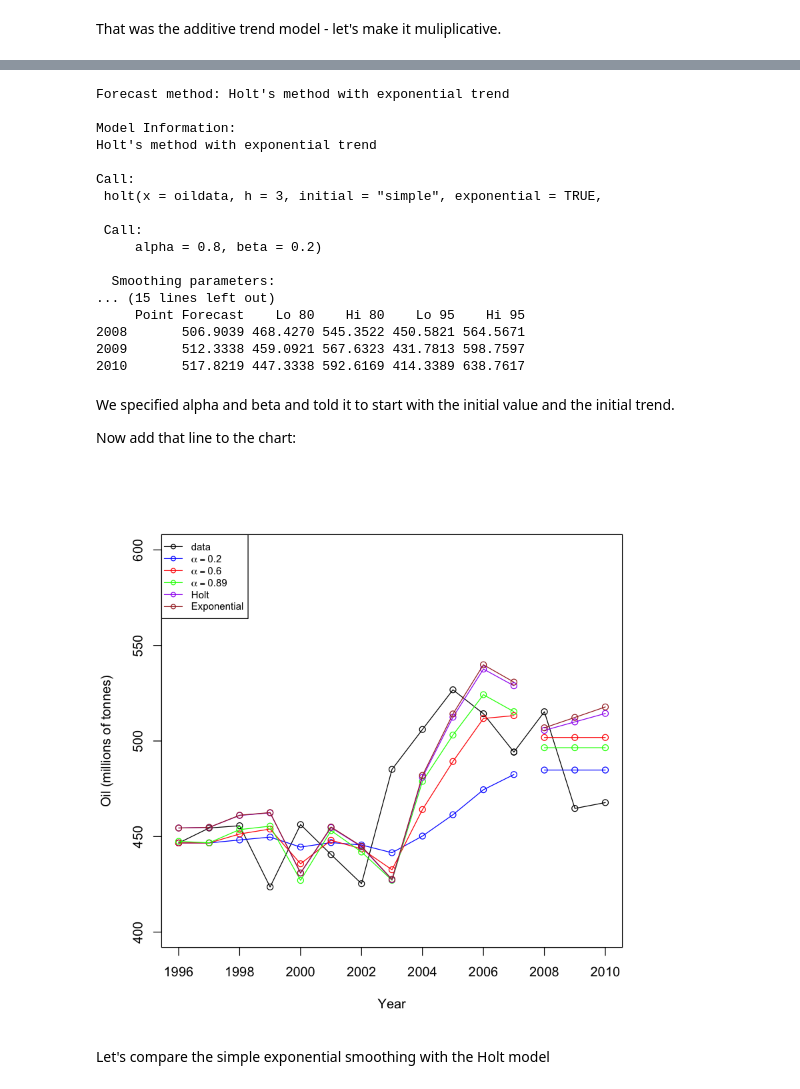
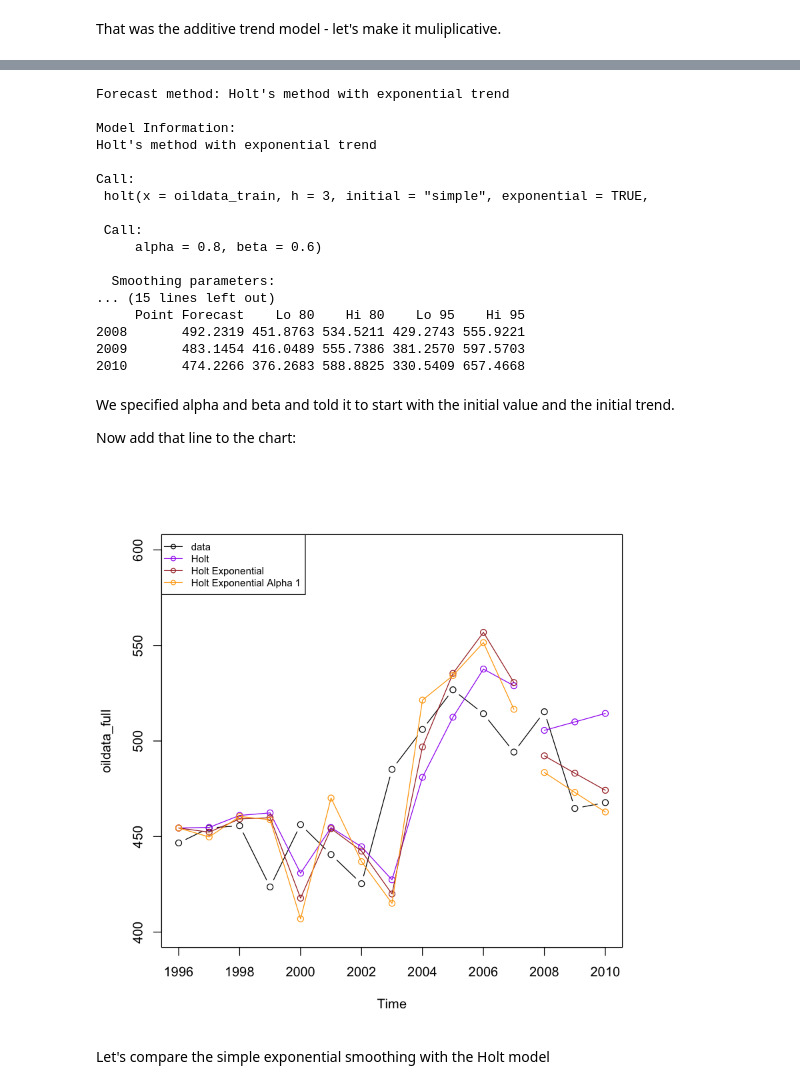
Before and after one commit to kofoide/forecasting, a Jupyter notebook: Week4/Week4.ipynb, the cells around one changed output, grey strips where cells are left out. Drawn from its saved outputs; the diff is of its cells as text; code cells hidden in the pictures.

```diff
--- a/Week4/Week4.ipynb
+++ b/Week4/Week4.ipynb
@@ -10,7 +10,7 @@ First let's look at how to implement simple exponential smoothing (SES)
 require(fpp)
 # %%
 # Simple exponential smoothing - code from the FPP book
-
-oildata <- window(oil, start = 1996, end = 2007)
-plot(oildata, ylab = "Oil (millions of tonnes)", xlab = "Year")
+oildata_full = window(oil, start=1996, end=2010)
+oildata_train <- window(oil, start = 1996, end = 2007)
+plot(oildata_full, ylab = "Oil (millions of tonnes)", xlab = "Year", xlim=c(1996, 2010))
 # %% [output]
@@ -102,7 +117,4 @@ expression(alpha == 0.89)),pch=1)
 # %% [markdown]
 Next set of methods: Holt exponential smoothing.
 # %%
-fith <- holt(oildata, alpha=0.8, beta=0.2, initial="simple", h=3)
-class(fith)
-summary(fith)
-oildata[1]
+holtBasic <- holt(oildata_train, alpha=0.8, beta=0.2, initial="simple", h=3)
@@ -156,3 +172,6 @@ legend("topleft",lty=1, cex = 0.75, col=c(1,"blue","red","green", "purple"),
 # %% [markdown]
 
 That was the additive trend model - let's make it muliplicative.
+# %%
+fith1 <- holt(oildata_train, alpha=1, beta=0.6, initial="simple", exponential=TRUE, h=3)
+summary(fith1)
@@ -159,5 +196,5 @@ That was the additive trend model - let's make it muliplicative.
 # %%
-fith2 <- holt(oildata,alpha=0.8,beta=0.2,initial="simple",exponential=TRUE,h=3)
+fith2 <- holt(oildata_train, alpha=0.8, beta=0.6, initial="simple", exponential=TRUE, h=3)
 summary(fith2)
 # %% [output]
 Forecast method: Holt's method with exponential trend
@@ -166,46 +203,64 @@ Model Information:
 Holt's method with exponential trend
 
 Call:
- holt(x = oildata, h = 3, initial = "simple", exponential = TRUE,
+ holt(x = oildata_train, h = 3, initial = "simple", exponential = TRUE,
 
  Call:
-     alpha = 0.8, beta = 0.2)
+     alpha = 0.8, beta = 0.6)
 
   Smoothing parameters:
 ... (15 lines left out)
      Point Forecast    Lo 80    Hi 80    Lo 95    Hi 95
-2008       506.9039 468.4270 545.3522 450.5821 564.5671
-2009       512.3338 459.0921 567.6323 431.7813 598.7597
-2010       517.8219 447.3338 592.6169 414.3389 638.7617
+2008       492.2319 451.8763 534.5211 429.2743 555.9221
+2009       483.1454 416.0489 555.7386 381.2570 597.5703
+2010       474.2266 376.2683 588.8825 330.5409 657.4668
 # %% [markdown]
 We specified alpha and beta and told it to start with the initial value and the initial trend.
 
 Now add that line to the chart:
 # %%
-plot(fit1, plot.conf=FALSE, ylim = c(400, 600), ylab="Oil (millions of tonnes)"
-     , xlab="Year"
-     , main=""
-     , fcol="white", type="o")
+plot(oildata_full, ylim=c(400, 600), type="b")
 #this just plots the data through 2007 because that's what we ran the model over
 #we have more data but have to plot it seperately if we want to compare the forecast with the actual
 # add these lines for putting the actual data past 2007
-test.oil <- window(oil, start = 2007)
-lines(test.oil, col = "black", type = "o")
-lines(fitted(fit1), col="blue", type="o")
-lines(fitted(fit2), col="red", type="o")
-lines(fitted(fit3), col="green", type="o")
-lines(fit1$mean, col="blue", type="o")
-lines(fit2$mean, col="red", type="o")
-lines(fit3$mean, col="green", type="o")
-lines(fitted(fith), type = "o", col="purple")
-lines(fith$mean, col="purple", type="o")
+
+
+#lines(fitted(ses2), col="blue", type="o")
+#lines(ses2$mean, col="blue", type="o")
+
+#lines(fitted(ses6), col="red", type="o")
+#lines(ses6$mean, col="red", type="o")
+
+#lines(fitted(ses), col="green", type="o")
+#lines(ses$mean, col="green", type="o")
+
+lines(fitted(holtBasic), type = "o", col="purple")
+lines(holtBasic$mean, col="purple", type="o")
+
 lines(fitted(fith2), col="brown", type = "o")
 lines(fith2$mean, col="brown", type="o")
-legend("topleft", cex =0.75, lty=1, col=c(1,"blue","red","green", "purple", "brown"),
-       c("data", expression(alpha == 0.2), expression(alpha == 0.6),
-         expression(alpha == 0.89),"Holt","Exponential"),pch=1)
+
+lines(fitted(fith1), col="orange", type = "o")
+lines(fith1$mean, col="orange", type="o")
+
+legend("topleft", cex =0.75, lty=1
+       , col=c(1
+               #, "blue"
+               #, "red"
+               #, "green"
+               , "purple"
+               , "brown"
+               , "orange"),
+       , c("data"
+         #, expression(alpha == 0.2)
+         #, expression(alpha == 0.6)
+         #, expression(alpha == 0.89)
+         , "Holt"
+         , "Holt Exponential"
+         , "Holt Exponential Alpha 1")
+       , pch=1)
 # %% [output]
-[figure, old version]
+[figure, new version]
 # %% [markdown]
 
 Let's compare the simple exponential smoothing with the Holt model
```
Also changed, not shown: parts of 29 cells of this notebook, 13 other files.
